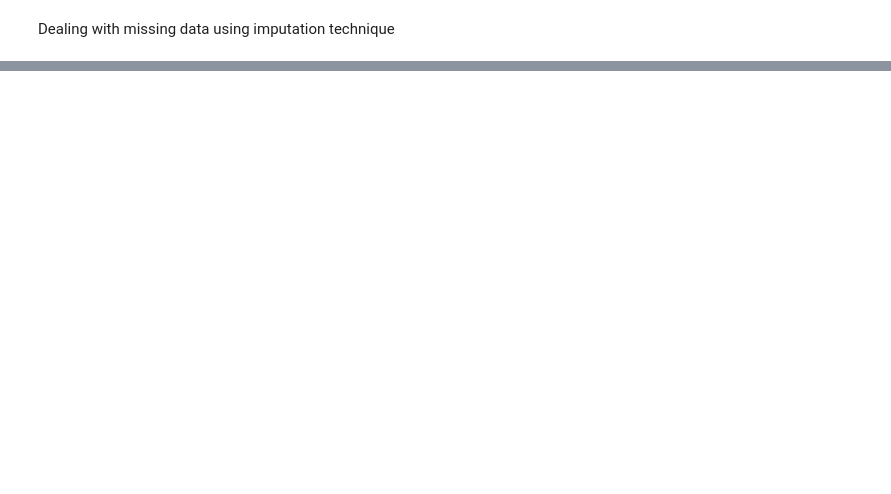
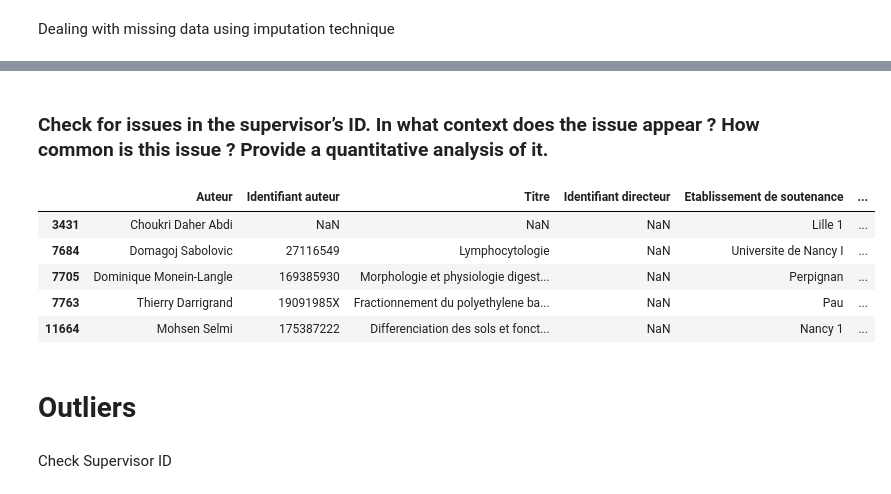
Before and after one commit to buu-nguyen/PIB3-DataWrangling, a Jupyter notebook: dealing_with_missing_data.ipynb, the cells around one changed output, grey strips where cells are left out. Saved outputs shown, nothing was run; the diff lists cells and outputs as text; code cells hidden in the pictures; blank space fills up the shorter version.

```diff
--- a/dealing_with_missing_data.ipynb
+++ b/dealing_with_missing_data.ipynb
@@ -86,0 +145,15 @@ fig
+# %% [markdown]
+### Check for issues in the supervisor’s ID. In what context does the issue appear ? How common is this issue ? Provide a quantitative analysis of it.
+# %%
+df[df['Supervisor'].isna()].head()
+# %% [output]
+|  | Auteur | Identifiant auteur | Titre | Identifiant directeur | Etablissement de soutenance | ... |
+| 3431 | Choukri Daher Abdi | NaN | NaN | NaN | Lille 1 | ... |
+| 7684 | Domagoj Sabolovic | 27116549 | Lymphocytologie | NaN | Universite de Nancy I | ... |
+| 7705 | Dominique Monein-Langle | 169385930 | Morphologie et physiologie digest... | NaN | Perpignan | ... |
+| 7763 | Thierry Darrigrand | 19091985X | Fractionnement du polyethylene ba... | NaN | Pau | ... |
+| 11664 | Mohsen Selmi | 175387222 | Differenciation des sols et fonct... | NaN | Nancy 1 | ... |
+# %% [markdown]
+# Outliers
+# %% [markdown]
+Check Supervisor ID
```
Also changed, not shown: parts of 54 cells of this notebook, 8 other files.
